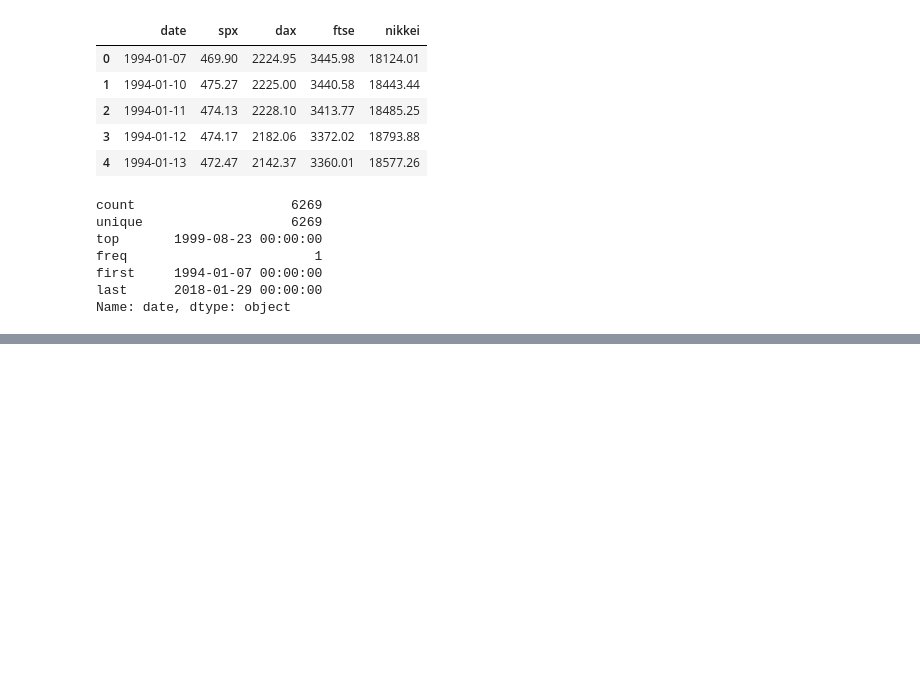
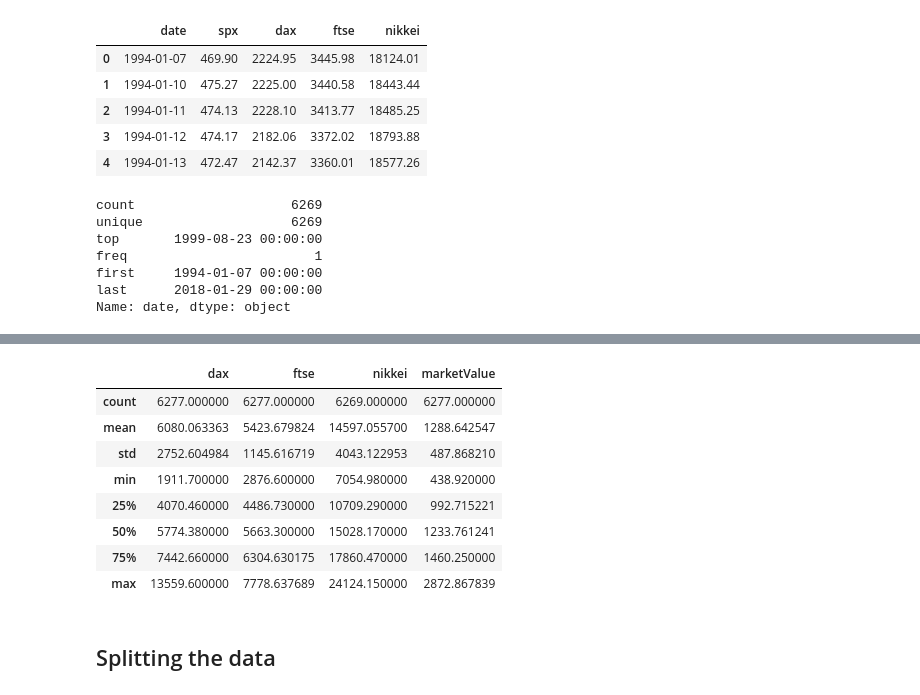
Before and after one commit to bosshentai/MachineLearning, a Jupyter notebook: DataScience/timeSeriesData/Introducution to time Series.ipynb, the cells around one changed output, grey strips where cells are left out. Cells and saved outputs as stored; diff of their text form; code cells hidden in the pictures; blank space fills up the shorter version.

Commit message:
strat splitting the data

```diff
--- a/DataScience/timeSeriesData/Introducution to time Series.ipynb
+++ b/DataScience/timeSeriesData/Introducution to time Series.ipynb
@@ -143,0 +265,14 @@ Name: date, dtype: object
+# %%
+dfComp.describe()
+# %% [output]
+|  | dax | ftse | nikkei | marketValue |
+| count | 6277.000000 | 6277.000000 | 6269.000000 | 6277.000000 |
+| mean | 6080.063363 | 5423.679824 | 14597.055700 | 1288.642547 |
+| std | 2752.604984 | 1145.616719 | 4043.122953 | 487.868210 |
+| min | 1911.700000 | 2876.600000 | 7054.980000 | 438.920000 |
+| 25% | 4070.460000 | 4486.730000 | 10709.290000 | 992.715221 |
+| 50% | 5774.380000 | 5663.300000 | 15028.170000 | 1233.761241 |
+| 75% | 7442.660000 | 6304.630175 | 17860.470000 | 1460.250000 |
+| max | 13559.600000 | 7778.637689 | 24124.150000 | 2872.867839 |
+# %% [markdown]
+<h2>Splitting the data </h2>
```
Also changed, not shown: parts of 22 cells of this notebook.
